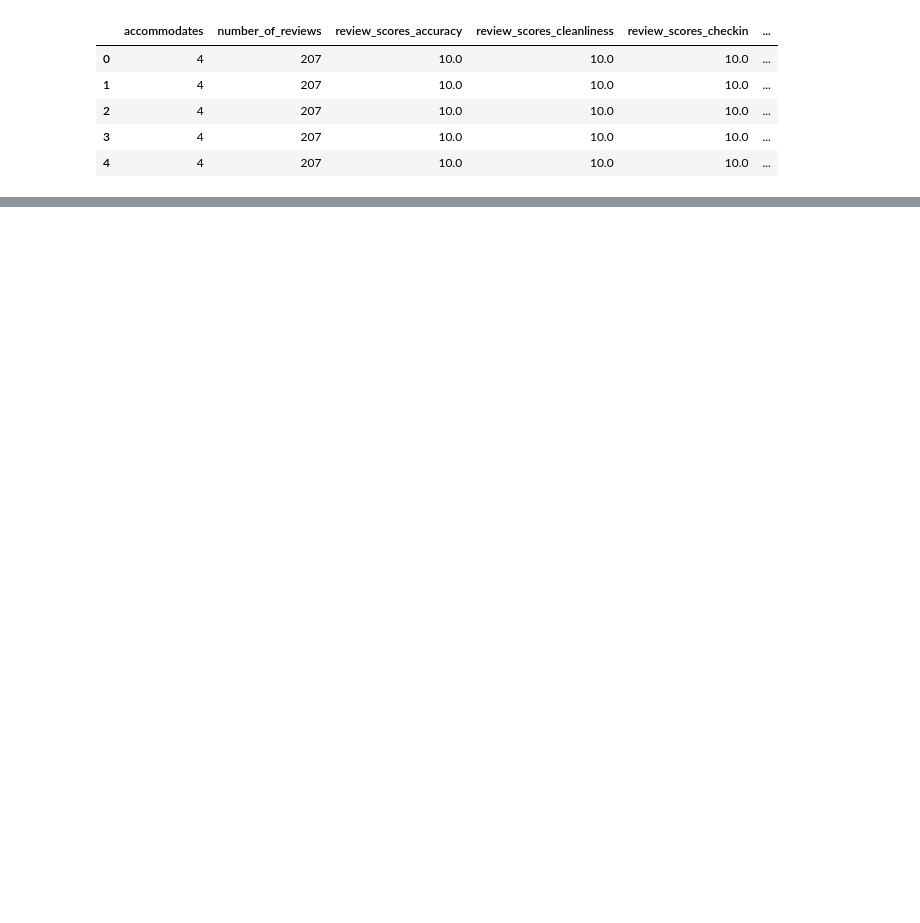
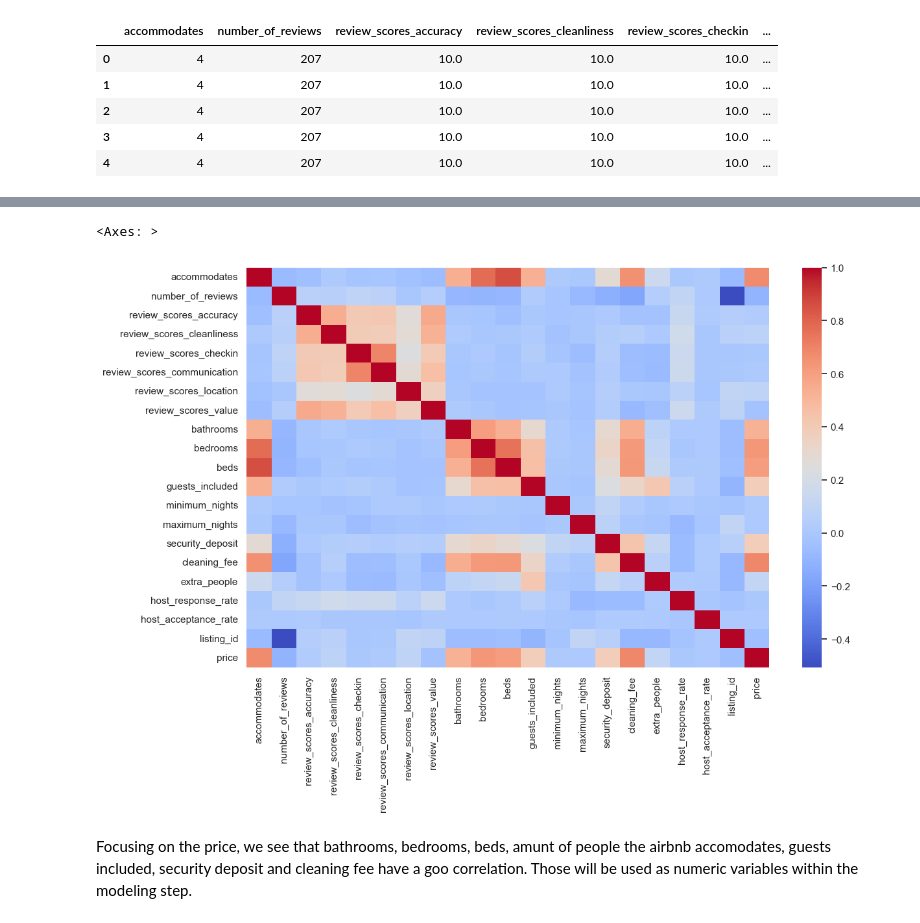
Before and after one commit to Sav019/airbnb-project-udacity, a Jupyter notebook: airbnb-project.ipynb, the cells around one changed output, grey strips where cells are left out. Saved outputs shown, nothing was run; the diff lists cells and outputs as text; code cells hidden in the pictures; blank space fills up the shorter version.

```diff
--- a/airbnb-project.ipynb
+++ b/airbnb-project.ipynb
@@ -118,0 +184,9 @@ for neighbourhood in excl_neighbourhoods:
+# %%
+# Let us look at the correlation matrix to see how dependant/independant values are from each other:
+df_listings_corr_matrix = df_new_num.corr()
+sns.heatmap(df_listings_corr_matrix, cmap='coolwarm', fmt='.2f')
+# %% [output]
+<Axes: >
+[figure, new version]
+# %% [markdown]
+Focusing on the price, we see that bathrooms, bedrooms, beds, amunt of people the airbnb accomodates, guests included, security deposit and cleaning fee have a goo correlation. Those will be used as numeric variables within the modeling step.
```
Also changed, not shown: parts of 54 cells of this notebook, 1 other file.
